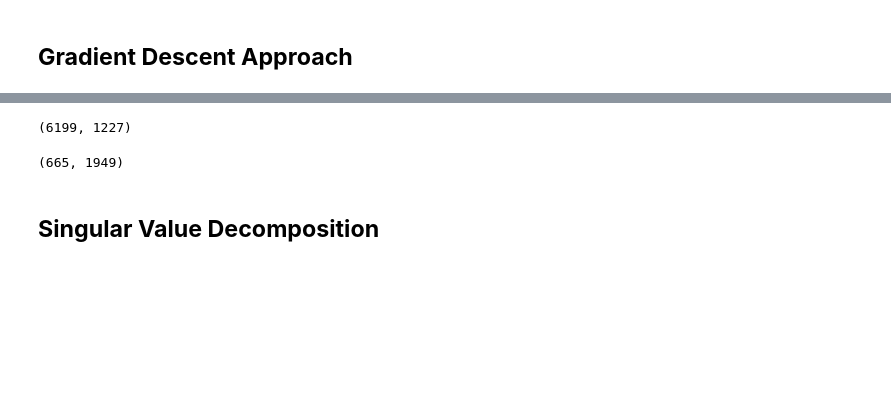
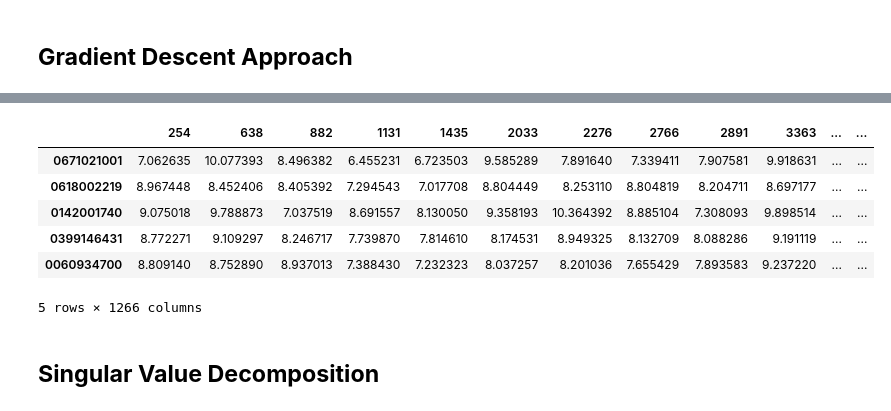
Before and after one commit to Yash1289/Book_Recommendations, a Jupyter notebook: Book_Recommender_System.ipynb, the cells around one changed output, grey strips where cells are left out. Cells and saved outputs as stored; diff of their text form; code cells hidden in the pictures; blank space fills up the shorter version.

```diff
--- a/Book_Recommender_System.ipynb
+++ b/Book_Recommender_System.ipynb
@@ -360,8 +426,0 @@ ratings_pivot.head()
-# %%
-from scipy.sparse import coo_matrix
-
-R = coo_matrix(ratings_pivot.values)
-
-print ("R Shape::", R.shape)
-print ("R Columns::", R.col)
-print ("R Rows::",R.row)
@@ -487,0 +520,8 @@ array([[7.59072016, 6.94404326, 7.57692119, ..., 7.31467245, 8.05465588,
+# %%
+R = occurences.toarray()
+
+mf = MF(R, K=18, alpha=0.025, beta=0.11, iterations=100)
+training_process = mf.train()
+print()
+print("P x Q:")
+print(mf.full_matrix())
@@ -488,3 +546,3 @@ array([[7.59072016, 6.94404326, 7.57692119, ..., 7.31467245, 8.05465588,
 # %%
-user_ids = list(book_ratings_train_df["User-ID"].unique())
-book_names = list(book_ratings_train_df["Book-Title"].unique())
+user_ids = list(trainSet_df["User-ID"].unique())
+book_isbn = list(trainSet_df["ISBN"].unique())
@@ -494,5 +548,0 @@ book_list=list(ratings_pivot.columns)
-# %%
-all_user_ratings_df = pd.DataFrame(np.round(all_user_ratings,4),columns=book_list, index=user_list).transpose()
-all_user_ratings_df.shape
-# %% [output]
-(6199, 1227)
@@ -507,15 +549,14 @@ Q=np.random.rand(K,N)
-# %%
-R = occurences.toarray()
-
-mf = MF(R, K=60, alpha=0.04, beta=0.05, iterations=50)
-training_process = mf.train()
-print()
-print("P x Q:")
-print(mf.full_matrix())
-# %%
-mf.full_matrix().shape
-# %% [output]
-(665, 1949)
+# %%
+gd_preds_df = pd.DataFrame(mf.full_matrix(), columns = book_isbn , index = user_ids).transpose()
+gd_preds_df.head()
+# %% [output]
+|  | 254 | 638 | 882 | 1131 | 1435 | 2033 | 2276 | 2766 | 2891 | 3363 | ... | ... |
+| 0671021001 | 7.062635 | 10.077393 | 8.496382 | 6.455231 | 6.723503 | 9.585289 | 7.891640 | 7.339411 | 7.907581 | 9.918631 | ... | ... |
+| 0618002219 | 8.967448 | 8.452406 | 8.405392 | 7.294543 | 7.017708 | 8.804449 | 8.253110 | 8.804819 | 8.204711 | 8.697177 | ... | ... |
+| 0142001740 | 9.075018 | 9.788873 | 7.037519 | 8.691557 | 8.130050 | 9.358193 | 10.364392 | 8.885104 | 7.308093 | 9.898514 | ... | ... |
+| 0399146431 | 8.772271 | 9.109297 | 8.246717 | 7.739870 | 7.814610 | 8.174531 | 8.949325 | 8.132709 | 8.088286 | 9.191119 | ... | ... |
+| 0060934700 | 8.809140 | 8.752890 | 8.937013 | 7.388430 | 7.232323 | 8.037257 | 8.201036 | 7.655429 | 7.893583 | 9.237220 | ... | ... |
+5 rows × 1266 columns
 # %% [markdown]
 ## **Singular Value Decomposition**
 # %%
```
Also changed, not shown: parts of 55 cells of this notebook.
